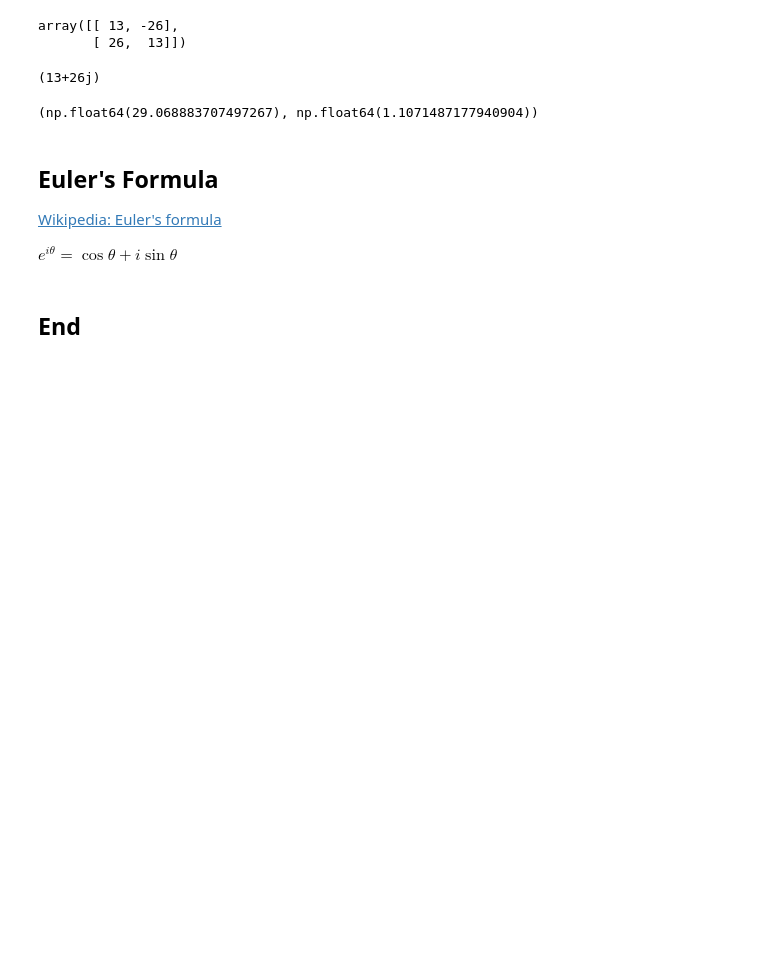
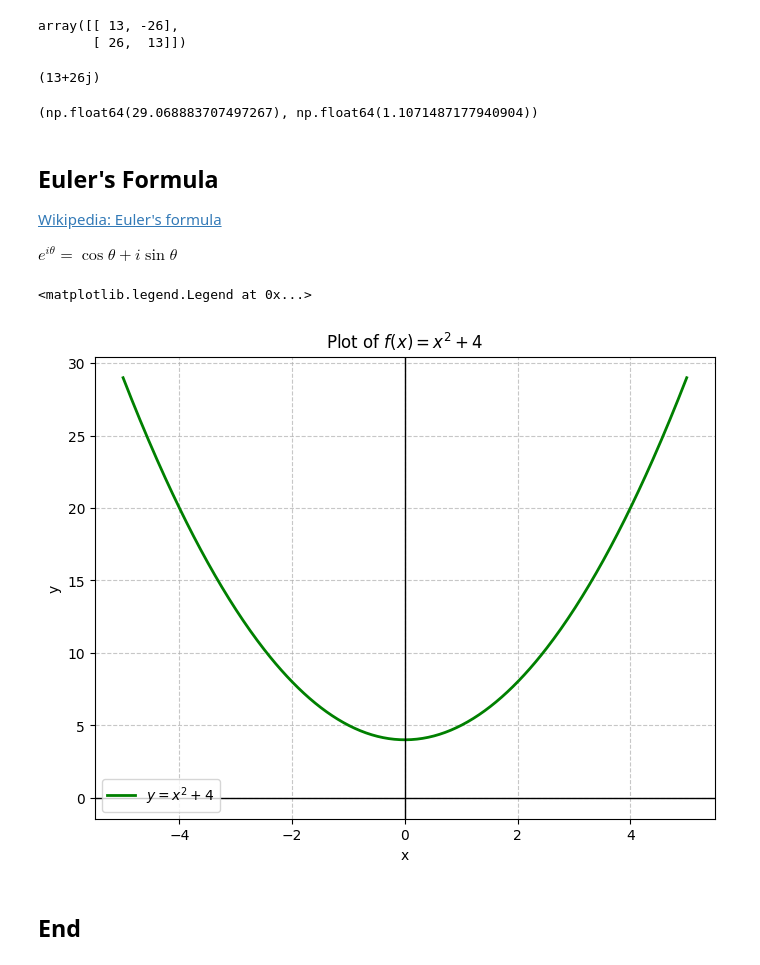
Before and after one commit to ianmcloughlin/emerging-technologies, a Jupyter notebook: notes/math.ipynb, the cells around one changed output. Cells and saved outputs as stored; diff of their text form; code cells hidden in the pictures; blank space fills up the shorter version.

```diff
--- a/notes/math.ipynb
+++ b/notes/math.ipynb
@@ -589,5 +596,27 @@ np.abs(x), np.angle(x)
 [Wikipedia: Euler's formula](https://en.wikipedia.org/wiki/Euler%27s_formula)
 
 $e^{i \theta} = \cos \theta + i \sin \theta$
+# %%
+# Values.
+x = np.linspace(-5, 5, 400)
+y = x**2 + 4
+
+# Create the plot.
+plt.figure(figsize=(8, 6))
+plt.plot(x, y, label=r'$y = x^2 + 4$', color='green', linewidth=2)
+
+# Add x and y axis lines.
+plt.axhline(0, color='black', linewidth=1)
+plt.axvline(0, color='black', linewidth=1)
+
+# Labels, title, and grid.
+plt.title(r'Plot of $f(x) = x^2 + 4$')
+plt.xlabel('x')
+plt.ylabel('y')
+plt.grid(True, linestyle='--', alpha=0.7)
+plt.legend()
+# %% [output]
+<matplotlib.legend.Legend at 0x...>
+[figure, added]
 # %% [markdown]
 ## End
```
Also changed, not shown: parts of 2 cells of this notebook.
